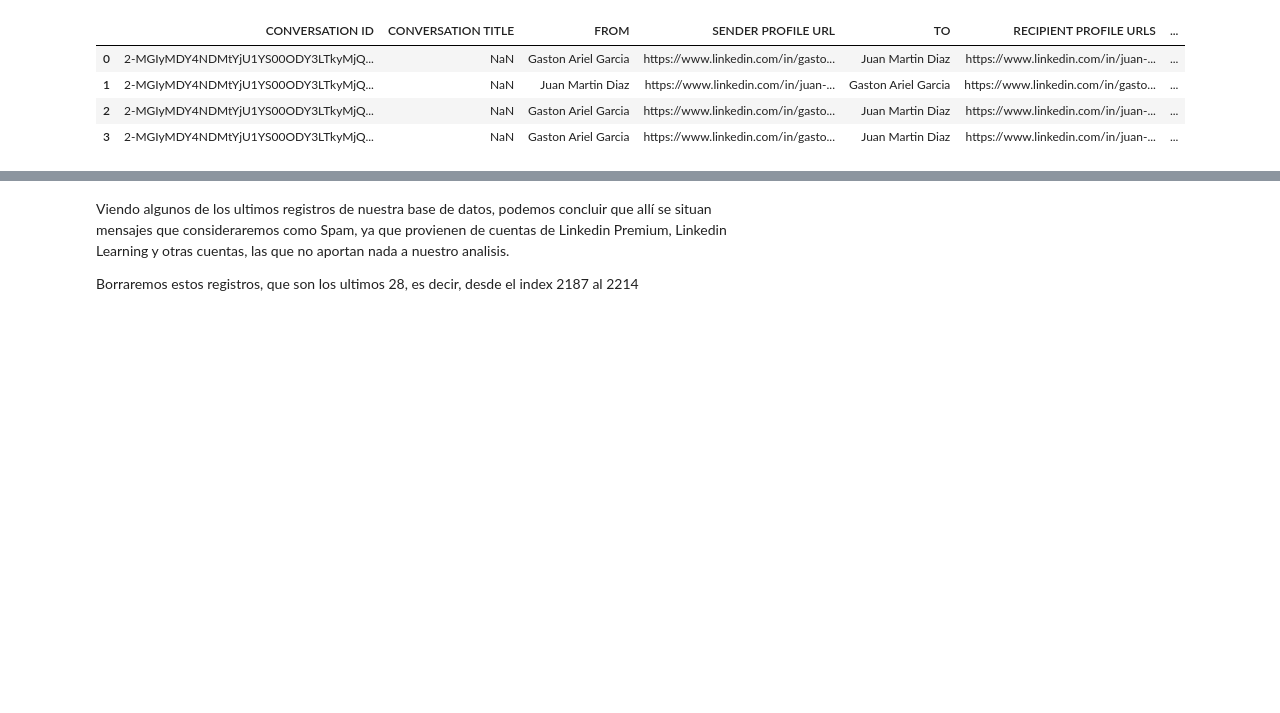
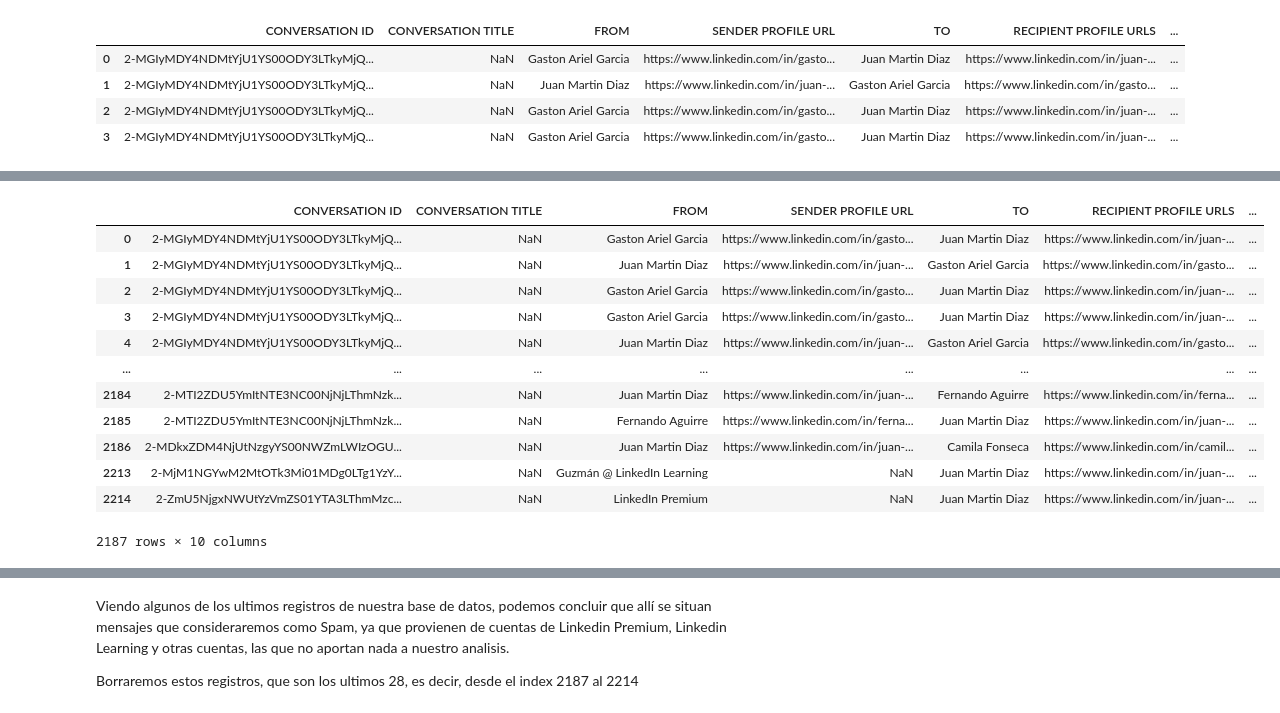
Before and after one commit to jmartindiaz/Linkedin_Analytics, a Jupyter notebook: EDA_messages.ipynb, the cells around one changed output, grey strips where cells are left out. Cells and saved outputs as stored; diff of their text form; code cells hidden in the pictures; blank space fills up the shorter version.

```diff
--- a/EDA_messages.ipynb
+++ b/EDA_messages.ipynb
@@ -14,0 +18,16 @@ msg.head(4)
+# %%
+msg[msg['CONVERSATION TITLE'].isna()]
+# %% [output]
+|  | CONVERSATION ID | CONVERSATION TITLE | FROM | SENDER PROFILE URL | TO | RECIPIENT PROFILE URLS | ... |
+| 0 | 2-MGIyMDY4NDMtYjU1YS00ODY3LTkyMjQ... | NaN | Gaston Ariel Garcia | https://www.linkedin.com/in/gasto... | Juan Martin Diaz | https://www.linkedin.com/in/juan-... | ... |
+| 1 | 2-MGIyMDY4NDMtYjU1YS00ODY3LTkyMjQ... | NaN | Juan Martin Diaz | https://www.linkedin.com/in/juan-... | Gaston Ariel Garcia | https://www.linkedin.com/in/gasto... | ... |
+| 2 | 2-MGIyMDY4NDMtYjU1YS00ODY3LTkyMjQ... | NaN | Gaston Ariel Garcia | https://www.linkedin.com/in/gasto... | Juan Martin Diaz | https://www.linkedin.com/in/juan-... | ... |
+| 3 | 2-MGIyMDY4NDMtYjU1YS00ODY3LTkyMjQ... | NaN | Gaston Ariel Garcia | https://www.linkedin.com/in/gasto... | Juan Martin Diaz | https://www.linkedin.com/in/juan-... | ... |
+| 4 | 2-MGIyMDY4NDMtYjU1YS00ODY3LTkyMjQ... | NaN | Juan Martin Diaz | https://www.linkedin.com/in/juan-... | Gaston Ariel Garcia | https://www.linkedin.com/in/gasto... | ... |
+| ... | ... | ... | ... | ... | ... | ... | ... |
+| 2184 | 2-MTI2ZDU5YmItNTE3NC00NjNjLThmNzk... | NaN | Juan Martin Diaz | https://www.linkedin.com/in/juan-... | Fernando Aguirre | https://www.linkedin.com/in/ferna... | ... |
+| 2185 | 2-MTI2ZDU5YmItNTE3NC00NjNjLThmNzk... | NaN | Fernando Aguirre | https://www.linkedin.com/in/ferna... | Juan Martin Diaz | https://www.linkedin.com/in/juan-... | ... |
+| 2186 | 2-MDkxZDM4NjUtNzgyYS00NWZmLWIzOGU... | NaN | Juan Martin Diaz | https://www.linkedin.com/in/juan-... | Camila Fonseca | https://www.linkedin.com/in/camil... | ... |
+| 2213 | 2-MjM1NGYwM2MtOTk3Mi01MDg0LTg1YzY... | NaN | Guzmán @ LinkedIn Learning | NaN | Juan Martin Diaz | https://www.linkedin.com/in/juan-... | ... |
+| 2214 | 2-ZmU5NjgxNWUtYzVmZS01YTA3LThmMzc... | NaN | LinkedIn Premium | NaN | Juan Martin Diaz | https://www.linkedin.com/in/juan-... | ... |
+2187 rows × 10 columns
```
Also changed, not shown: parts of 14 cells of this notebook, 1 other file.
